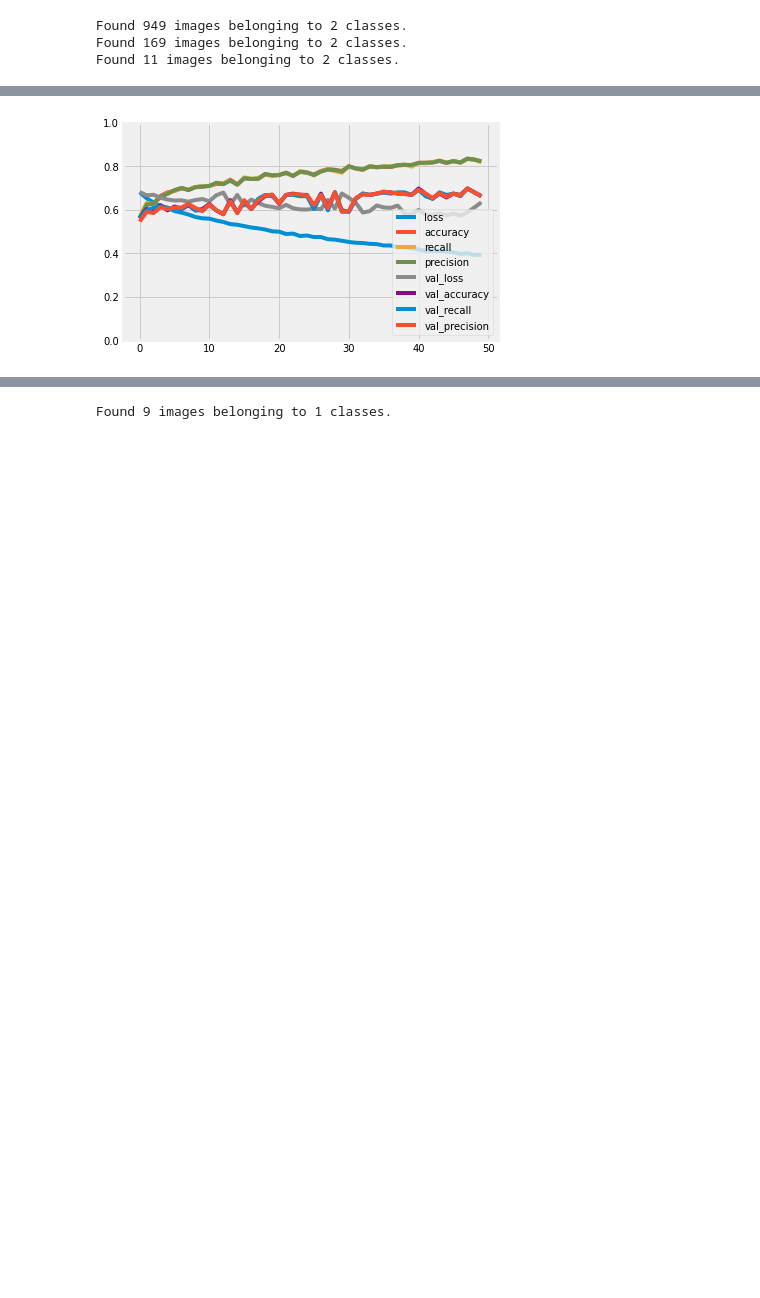
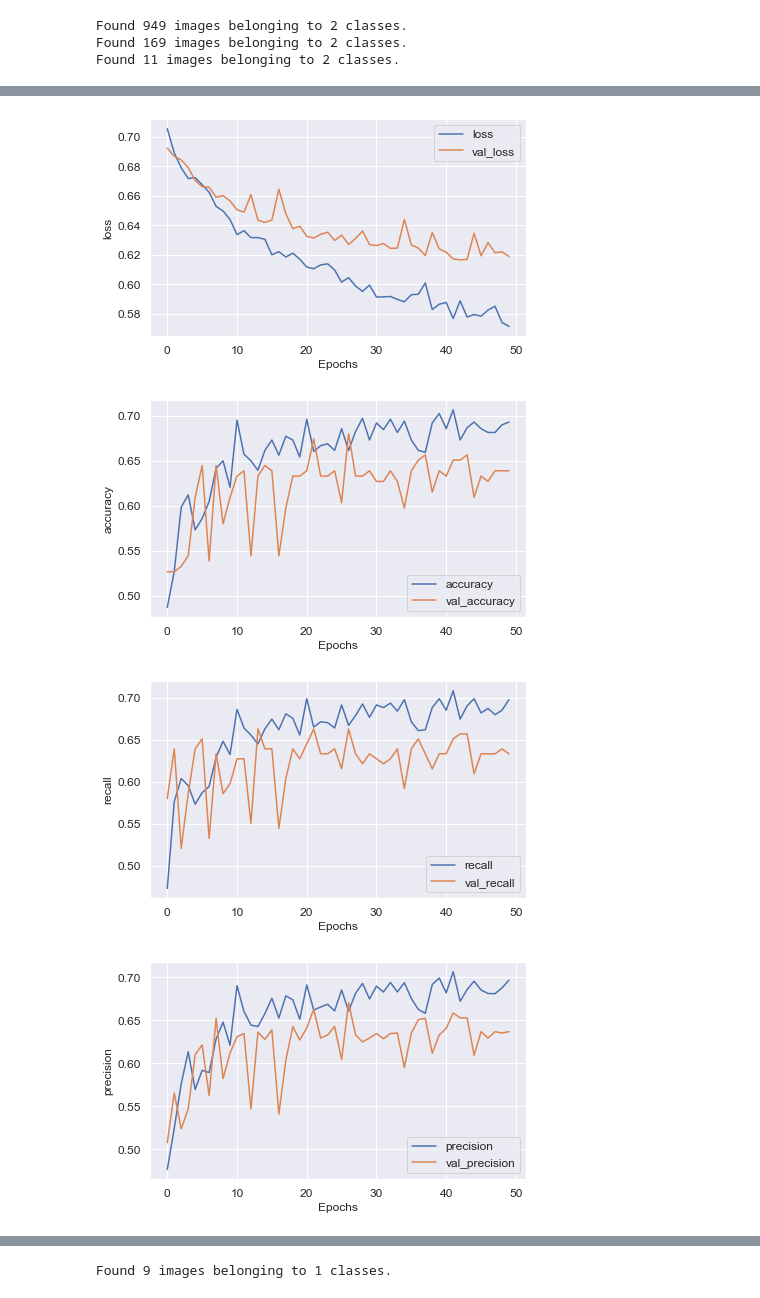
Before and after one commit to jaybfn/Red-Eye-Detection, a Jupyter notebook: resnet_model/resnet50_pretrained.ipynb, the cells around one changed output, grey strips where cells are left out. Saved outputs shown, nothing was run; the diff lists cells and outputs as text; code cells hidden in the pictures; blank space fills up the shorter version.

```diff
--- a/resnet_model/resnet50_pretrained.ipynb
+++ b/resnet_model/resnet50_pretrained.ipynb
@@ -161,10 +165,39 @@ Epoch 50/50
-# %%
-pd.DataFrame(history.history).plot()
-plt.grid(True)
-plt.gca().set_ylim(0,1) # set the y range to [0,1]
-plt.show()
-# %% [output]
-[figure, removed]
+# %%
+df = pd.read_csv('data.csv')
+
+
+def metricplot(df, xlab, ylab_1,ylab_2):
+
+    """
+    This function plots metric curves and saves it
+    to respective folder
+    inputs: df : pandas dataframe
+            xlab: x-axis
+            ylab_1 : yaxis_1
+            ylab_2 : yaxis_2
+            path: full path for saving the plot
+            """
+    plt.figure()
+    sns.set_theme(style="darkgrid")
+    sns.lineplot(x = df[xlab], y = df[ylab_1])
+    sns.lineplot(x = df[xlab], y = df[ylab_2])
+    plt.xlabel('Epochs',fontsize = 12)
+    plt.ylabel(ylab_1,fontsize = 12)
+    plt.xticks(fontsize = 12)
+    plt.yticks(fontsize = 12)
+    plt.legend([ylab_1,ylab_2], prop={"size":12})
+    #plt.savefig(path+'/'+ ylab_1)
+    plt.show()
+
+metricplot(df, 'epoch', 'loss','val_loss')
+metricplot(df, 'epoch', 'accuracy','val_accuracy')
+metricplot(df, 'epoch', 'recall','val_recall')
+metricplot(df, 'epoch', 'precision','val_precision')
+# %% [output]
+[figure, added]
+[figure, added]
+[figure, added]
+[figure, added]
 # %%
 print('Model Evalution Score on Validation set')
 print(resnet50_model.evaluate(validation_generator))
```
Also changed, not shown: parts of 13 cells of this notebook, 3 other files.
